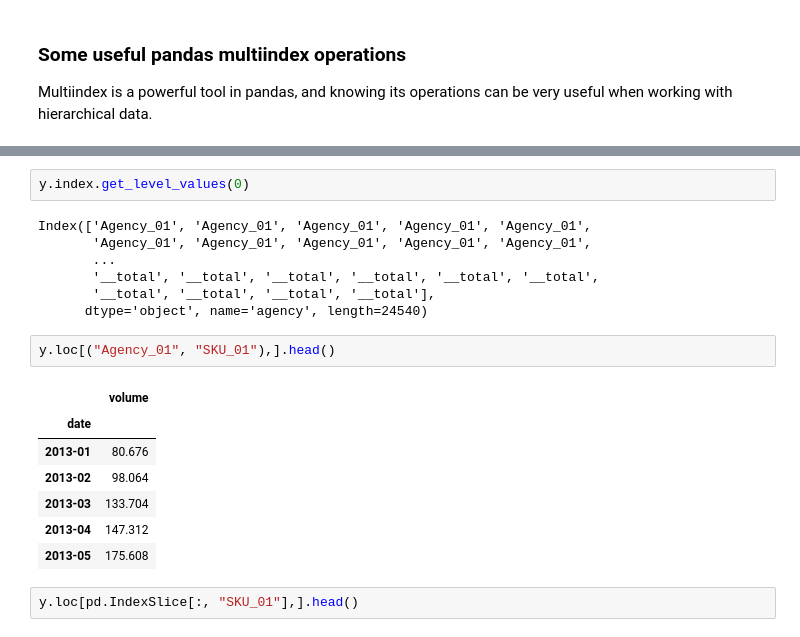
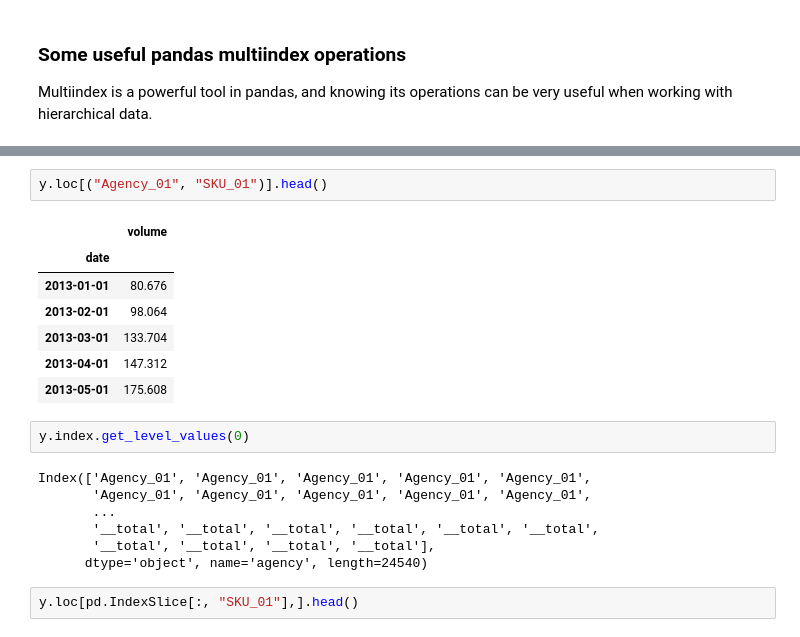
Before and after one commit to sktime/sktime-tutorial-euroscipy2024, a Jupyter notebook: notebooks/02_hierarchical_forecasting.ipynb, the cells around one changed output, grey strips where cells are left out. Cells and saved outputs as stored; diff of their text form.

```diff
--- a/notebooks/02_hierarchical_forecasting.ipynb
+++ b/notebooks/02_hierarchical_forecasting.ipynb
@@ -108,4 +108,14 @@ MultiIndex([('Agency_01',  'SKU_01', '2013-01'),
            names=['agency', 'sku', 'date'], length=24540)
+# %%
+y.loc[("Agency_01", "SKU_01")].head()
+# %% [output]
+|  | volume |
+| date |  |
+| 2013-01-01 | 80.676 |
+| 2013-02-01 | 98.064 |
+| 2013-03-01 | 133.704 |
+| 2013-04-01 | 147.312 |
+| 2013-05-01 | 175.608 |
 # %%
 y.index.get_level_values(0)
 # %% [output]
@@ -115,16 +125,6 @@ Index(['Agency_01', 'Agency_01', 'Agency_01', 'Agency_01', 'Agency_01',
        '__total', '__total', '__total', '__total', '__total', '__total',
        '__total', '__total', '__total', '__total'],
       dtype='object', name='agency', length=24540)
-# %%
-y.loc[("Agency_01", "SKU_01"),].head()
-# %% [output]
-|  | volume |
-| date |  |
-| 2013-01 | 80.676 |
-| 2013-02 | 98.064 |
-| 2013-03 | 133.704 |
-| 2013-04 | 147.312 |
-| 2013-05 | 175.608 |
 # %%
 y.loc[pd.IndexSlice[:, "SKU_01"],].head()
 # %% [output]
```
Also changed, not shown: parts of 3 cells of this notebook.
